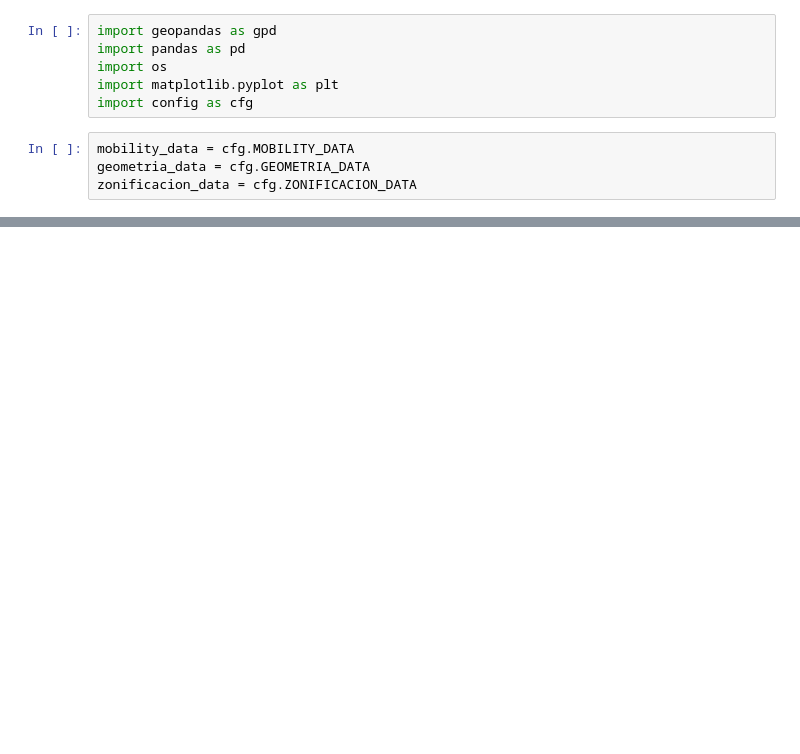
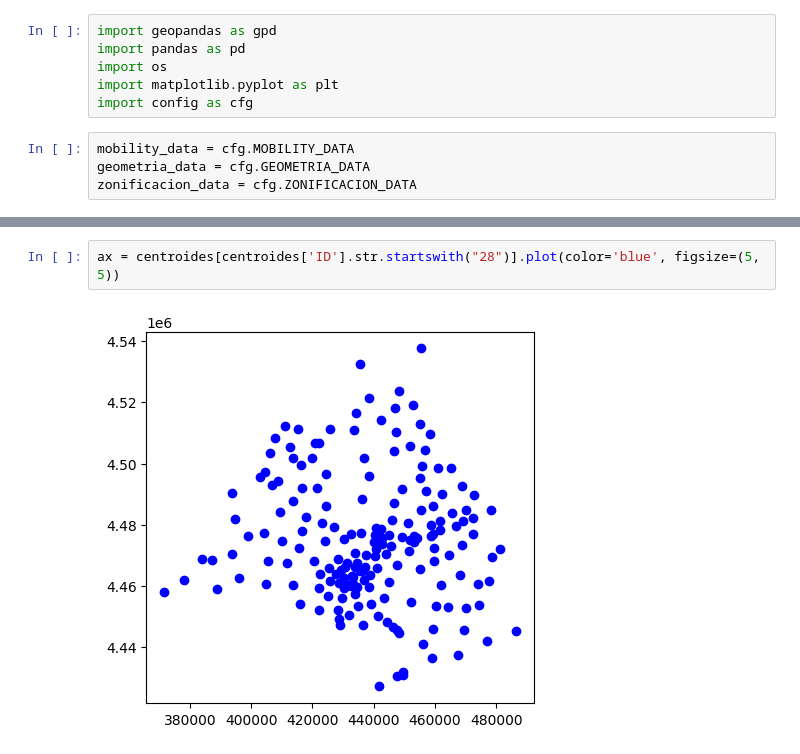
Before and after one commit to carobs9/thesis_project, a Jupyter notebook: mobility_data/geometria_analysis.ipynb, the cells around one changed output, grey strips where cells are left out. Drawn from its saved outputs; the diff is of its cells as text; blank space fills up the shorter version.

```diff
--- a/mobility_data/geometria_analysis.ipynb
+++ b/mobility_data/geometria_analysis.ipynb
@@ -31,0 +38,4 @@ plt.show()
+# %%
+ax = centroides[centroides['ID'].str.startswith("28")].plot(color='blue', figsize=(5, 5))
+# %% [output]
+[figure, added]
```
Also changed, not shown: parts of 11 cells of this notebook, 2 other files.
